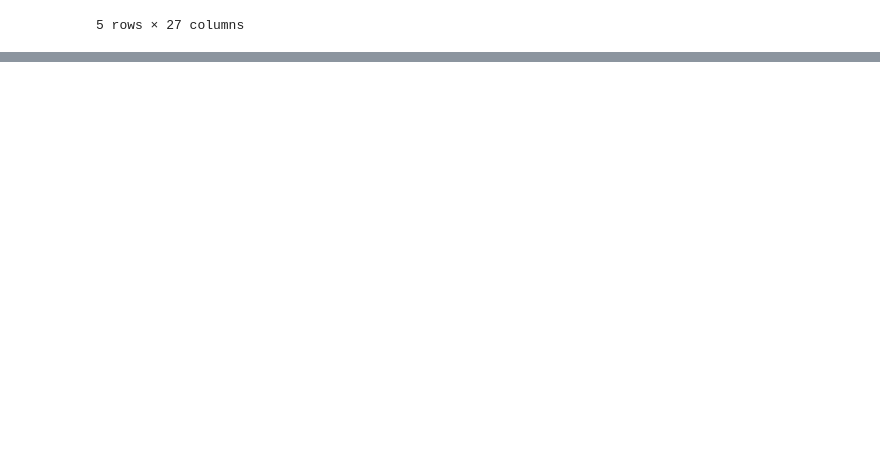
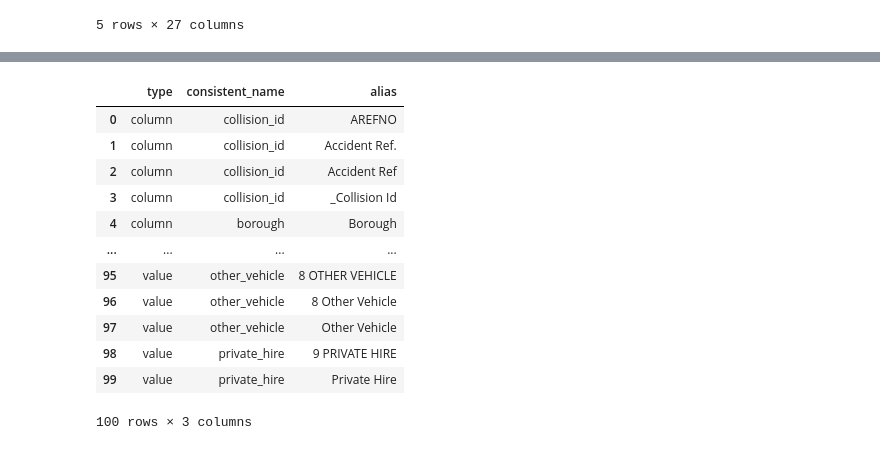
Before and after one commit to londoncyclingcampaign/lcc-dangerous-junctions, a Jupyter notebook: notebooks/TfL-data-downloader.ipynb, the cells around one changed output, grey strips where cells are left out. Cells and saved outputs as stored; diff of their text form; code cells hidden in the pictures; blank space fills up the shorter version.

```diff
--- a/notebooks/TfL-data-downloader.ipynb
+++ b/notebooks/TfL-data-downloader.ipynb
@@ -179,0 +203,18 @@ collisions.head()
+# %%
+aliases = pd.read_csv('../data/tfl-aliases.csv')
+
+aliases
+# %% [output]
+|  | type | consistent_name | alias |
+| 0 | column | collision_id | AREFNO |
+| 1 | column | collision_id | Accident Ref. |
+| 2 | column | collision_id | Accident Ref |
+| 3 | column | collision_id | _Collision Id |
+| 4 | column | borough | Borough |
+| ... | ... | ... | ... |
+| 95 | value | other_vehicle | 8 OTHER VEHICLE |
+| 96 | value | other_vehicle | 8 Other Vehicle |
+| 97 | value | other_vehicle | Other Vehicle |
+| 98 | value | private_hire | 9 PRIVATE HIRE |
+| 99 | value | private_hire | Private Hire |
+100 rows × 3 columns
```
Also changed, not shown: parts of 20 cells of this notebook.
